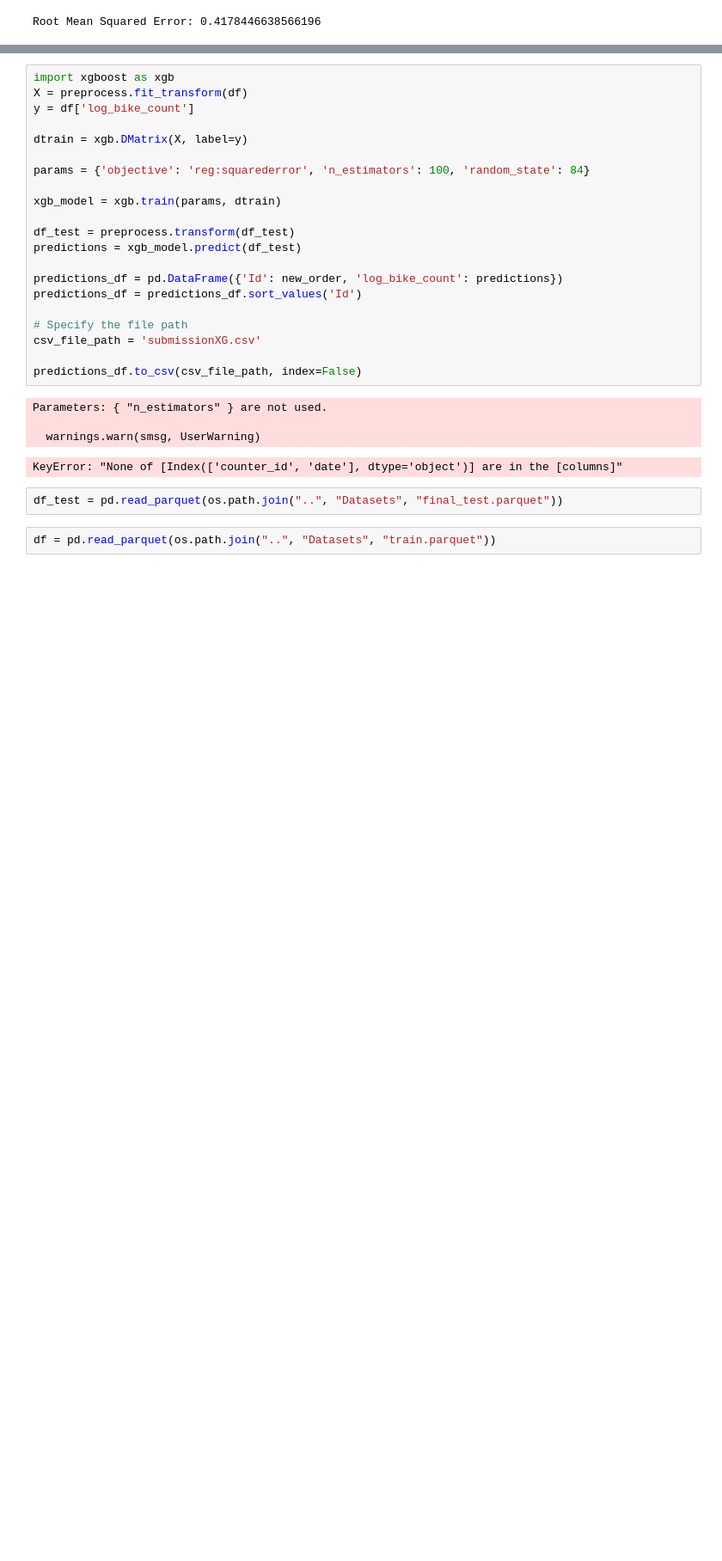
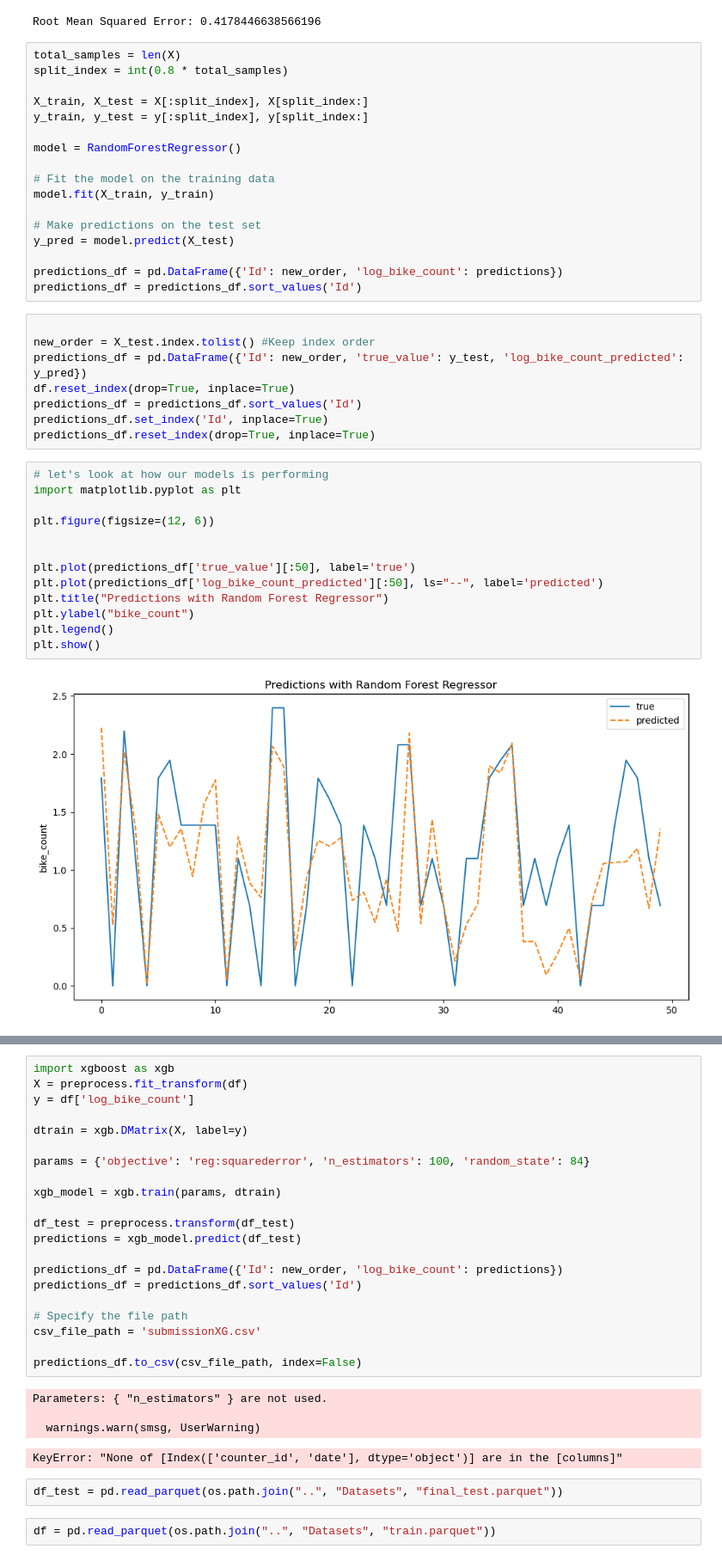
Before and after one commit to cathal-brady/Paris_Bike_Traffic_Prediction, a Jupyter notebook: Code/Model1.0.ipynb, the cells around one changed output, grey strips where cells are left out. Shown: that part at 86% size. Saved outputs shown, nothing was run; the diff lists cells and outputs as text; blank space fills up the shorter version.

Commit message:
some data viz

```diff
--- a/Code/Model1.0.ipynb
+++ b/Code/Model1.0.ipynb
@@ -222,4 +251,44 @@ rmse = mean_squared_error(y_test, y_pred, squared=False)
 print("Root Mean Squared Error:", rmse)
 # %% [output]
 Root Mean Squared Error: 0.4178446638566196
+# %%
+total_samples = len(X)
+split_index = int(0.8 * total_samples)
+
+X_train, X_test = X[:split_index], X[split_index:]
+y_train, y_test = y[:split_index], y[split_index:]
+
+model = RandomForestRegressor()
+
+# Fit the model on the training data
+model.fit(X_train, y_train)
+
+# Make predictions on the test set
+y_pred = model.predict(X_test)
+
+predictions_df = pd.DataFrame({'Id': new_order, 'log_bike_count': predictions})
+predictions_df = predictions_df.sort_values('Id')
+# %%
+
+new_order = X_test.index.tolist() #Keep index order
+predictions_df = pd.DataFrame({'Id': new_order, 'true_value': y_test, 'log_bike_count_predicted': y_pred})
+df.reset_index(drop=True, inplace=True)
+predictions_df = predictions_df.sort_values('Id')
+predictions_df.set_index('Id', inplace=True)
+predictions_df.reset_index(drop=True, inplace=True)
+# %%
+# let's look at how our models is performing
+import matplotlib.pyplot as plt
+
+plt.figure(figsize=(12, 6))
+
+
+plt.plot(predictions_df['true_value'][:50], label='true')
+plt.plot(predictions_df['log_bike_count_predicted'][:50], ls="--", label='predicted')
+plt.title("Predictions with Random Forest Regressor")
+plt.ylabel("bike_count")
+plt.legend()
+plt.show()
+# %% [output]
+[figure, added]
 # %% [markdown]
```
Also changed, not shown: parts of 10 cells of this notebook.
